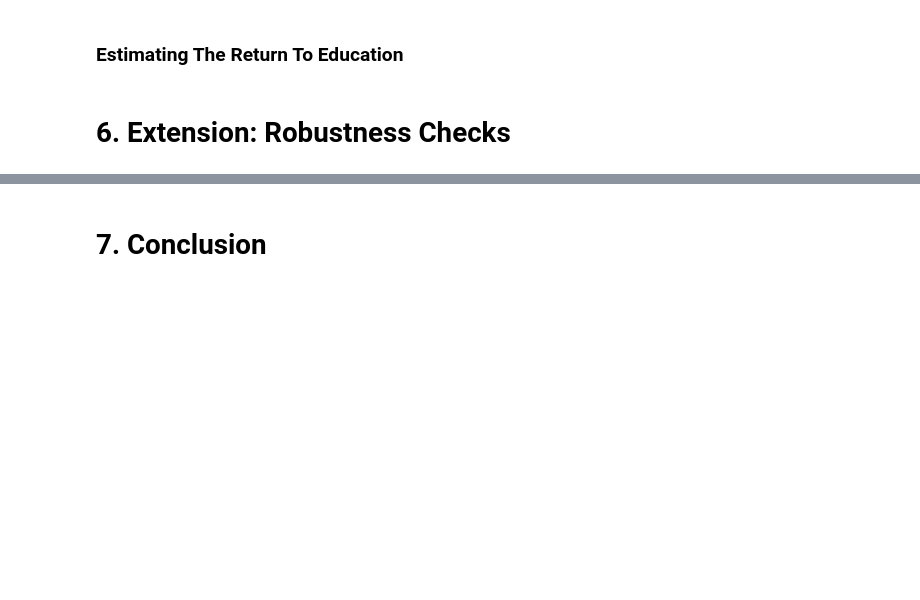
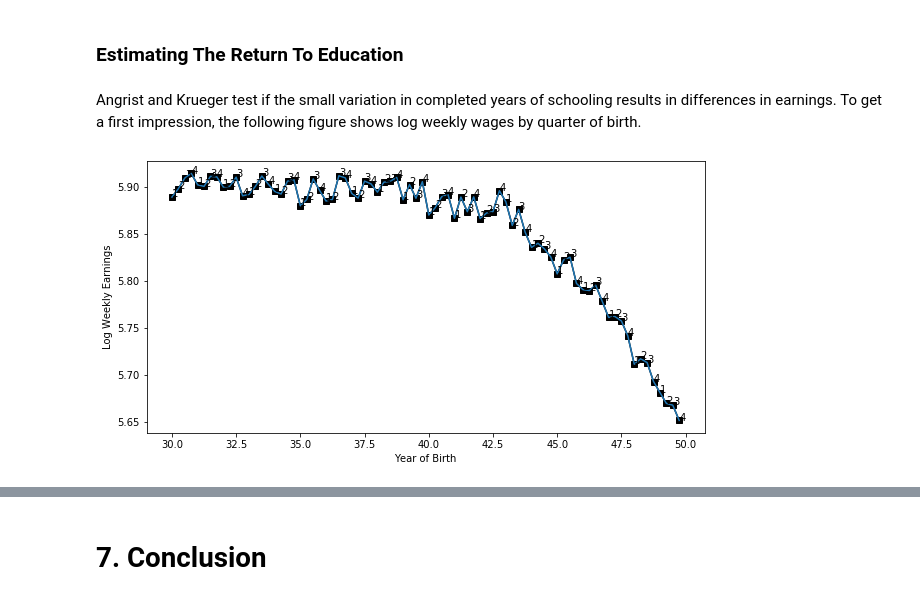
Before and after one commit to peisenha/microeconometrics-course-project-felix0496, a Jupyter notebook: Replication.ipynb, the cells around one changed output, grey strips where cells are left out. Drawn from its saved outputs; the diff is of its cells as text; code cells hidden in the pictures; blank space fills up the shorter version.

```diff
--- a/Replication.ipynb
+++ b/Replication.ipynb
@@ -173,5 +168,9 @@ The regressions show that men born in the first quarter have an lower average nu
 The third outcome variable is years of education for high school graduates. These regressions should examine the effect of quarter of birth on individuals who are not constrained by compulsory schooling (high school graduates are allowed to drop out of school).
 # %% [markdown]
 <h3>Estimating The Return To Education</h3>
-# %% [markdown]
-# 6. Extension: Robustness Checks
+# %% [markdown]
+Angrist and Krueger test if the small variation in completed years of schooling results in differences in earnings. To get a first impression, the following figure shows log weekly wages by quarter of birth.
+# %%
+fgrs.plot_log_wkly_earnings_by_qob(df)
+# %% [output]
+[figure, added]
```
Also changed, not shown: parts of 42 cells of this notebook, 9 other files.
